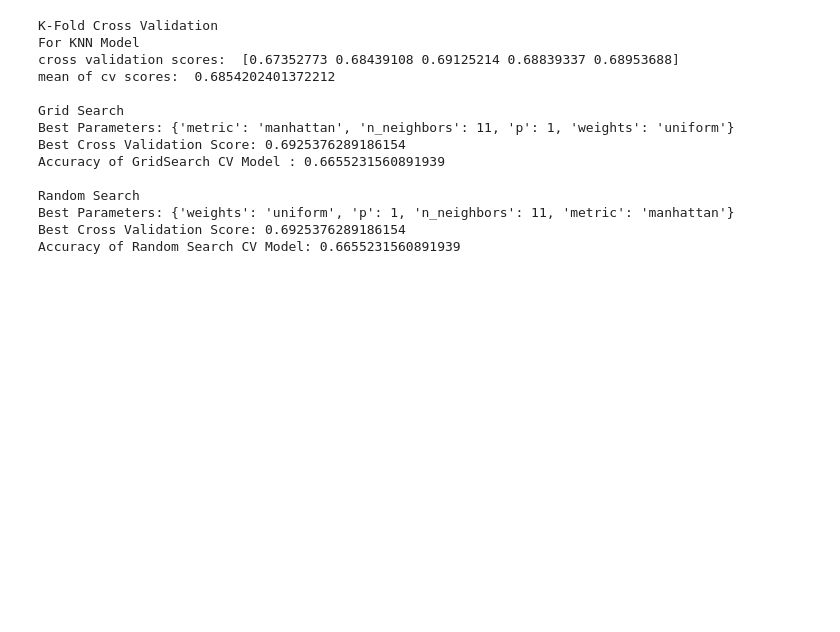
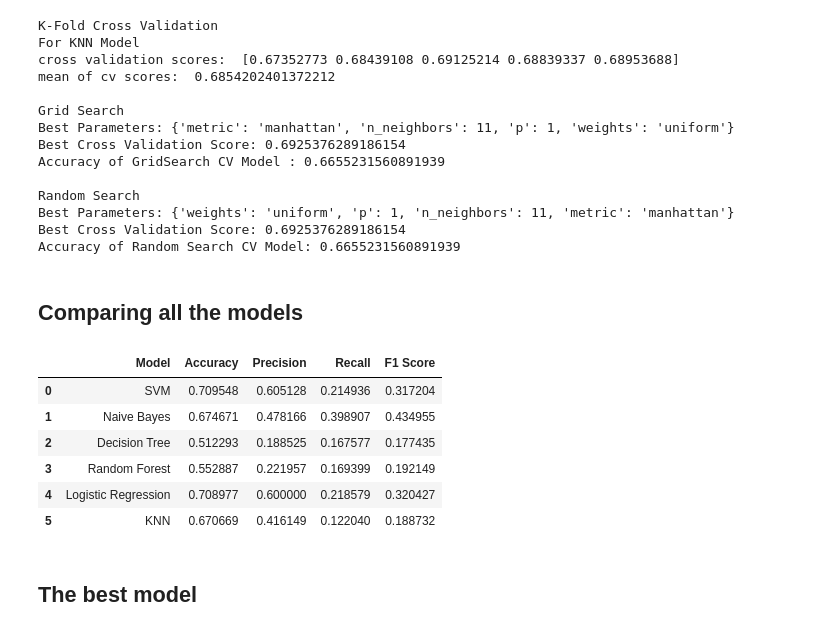
Before and after one commit to Priya-on-loop/Bank_management_model, a Jupyter notebook: Bank_Management.ipynb, the cells around one changed output. Cells and saved outputs as stored; diff of their text form; code cells hidden in the pictures; blank space fills up the shorter version.

Commit message:
Compared all models and found the best model by Priya

```diff
--- a/Bank_Management.ipynb
+++ b/Bank_Management.ipynb
@@ -1546,3 +1546,65 @@ Random Search
 Best Parameters: {'weights': 'uniform', 'p': 1, 'n_neighbors': 11, 'metric': 'manhattan'}
 Best Cross Validation Score: 0.6925376289186154
 Accuracy of Random Search CV Model: 0.6655231560891939
+# %% [markdown]
+## Comparing all the models
+# %%
+classification_results = pd.DataFrame({
+
+    "Model": [
+        "SVM",
+        "Naive Bayes",
+        "Decision Tree",
+        "Random Forest",
+        "Logistic Regression",
+        "KNN"
+    ],
+
+    "Accuracy": [
+        acc_SVM,
+        acc_nb,
+        acc_dT,
+        acc_rf,
+        accuracy_LR,
+        accuracy_kn
+    ],
+
+    "Precision": [
+        precision_score_SVM,
+        precision_score_nb,
+        precision_score_dT,
+        precision_score_rf,
+        prec_LR,
+        prec_kn
+    ],
+
+    "Recall": [
+        recall_score_SVM,
+        recall_score_nb,
+        recall_score_dT,
+        recall_score_rf,
+        recall_LR,
+        recall_kn
+    ],
+
+    "F1 Score": [
+        f1_score_SVM,
+        f1_score_nb,
+        f1_score_dT,
+        f1_score_rf,
+        f1_score_LR,
+        f1_score_kn
+    ]
+})
+
+classification_results
+# %% [output]
+|  | Model | Accuracy | Precision | Recall | F1 Score |
+| 0 | SVM | 0.709548 | 0.605128 | 0.214936 | 0.317204 |
+| 1 | Naive Bayes | 0.674671 | 0.478166 | 0.398907 | 0.434955 |
+| 2 | Decision Tree | 0.512293 | 0.188525 | 0.167577 | 0.177435 |
+| 3 | Random Forest | 0.552887 | 0.221957 | 0.169399 | 0.192149 |
+| 4 | Logistic Regression | 0.708977 | 0.600000 | 0.218579 | 0.320427 |
+| 5 | KNN | 0.670669 | 0.416149 | 0.122040 | 0.188732 |
+# %% [markdown]
+## The best model
```
Also changed, not shown: parts of 8 cells of this notebook.
